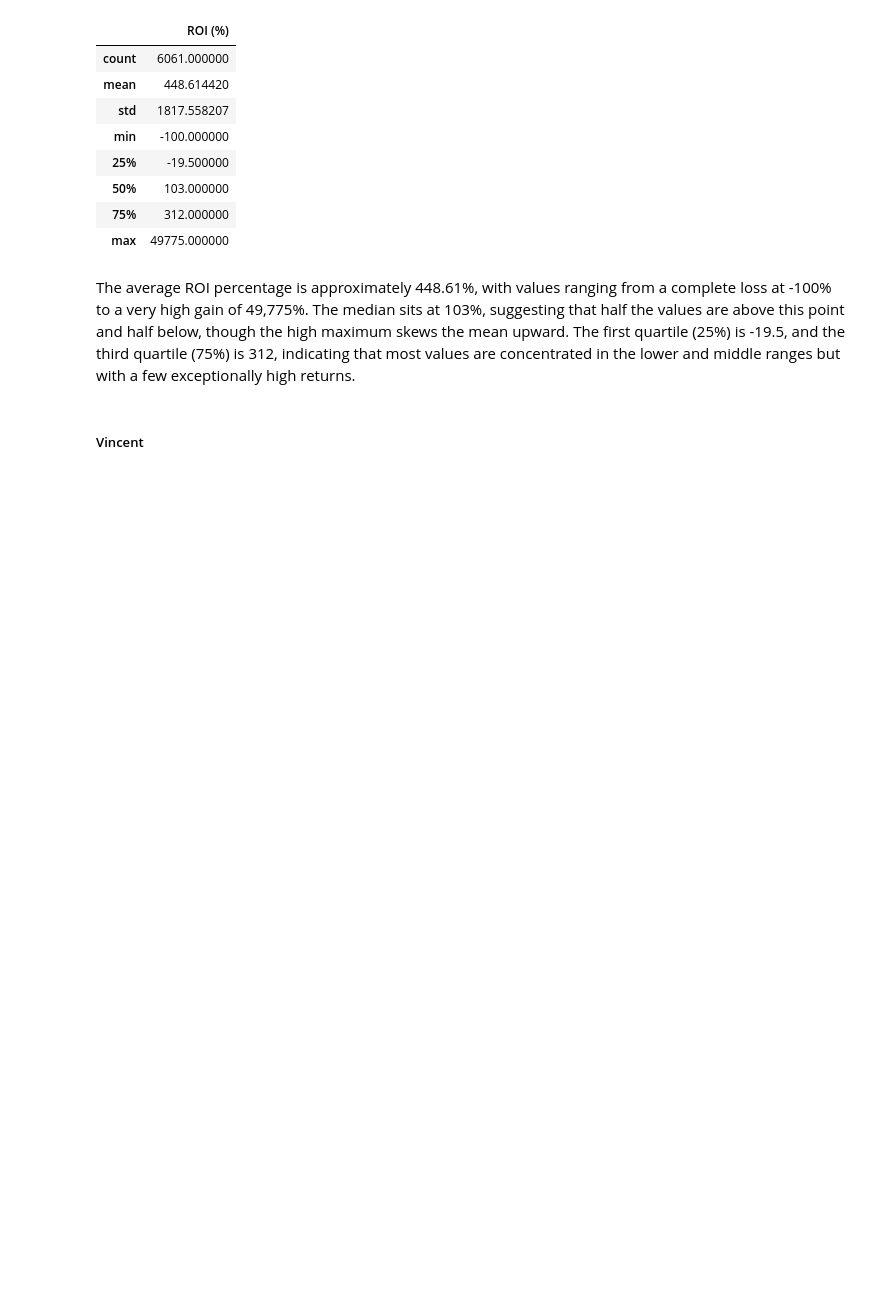
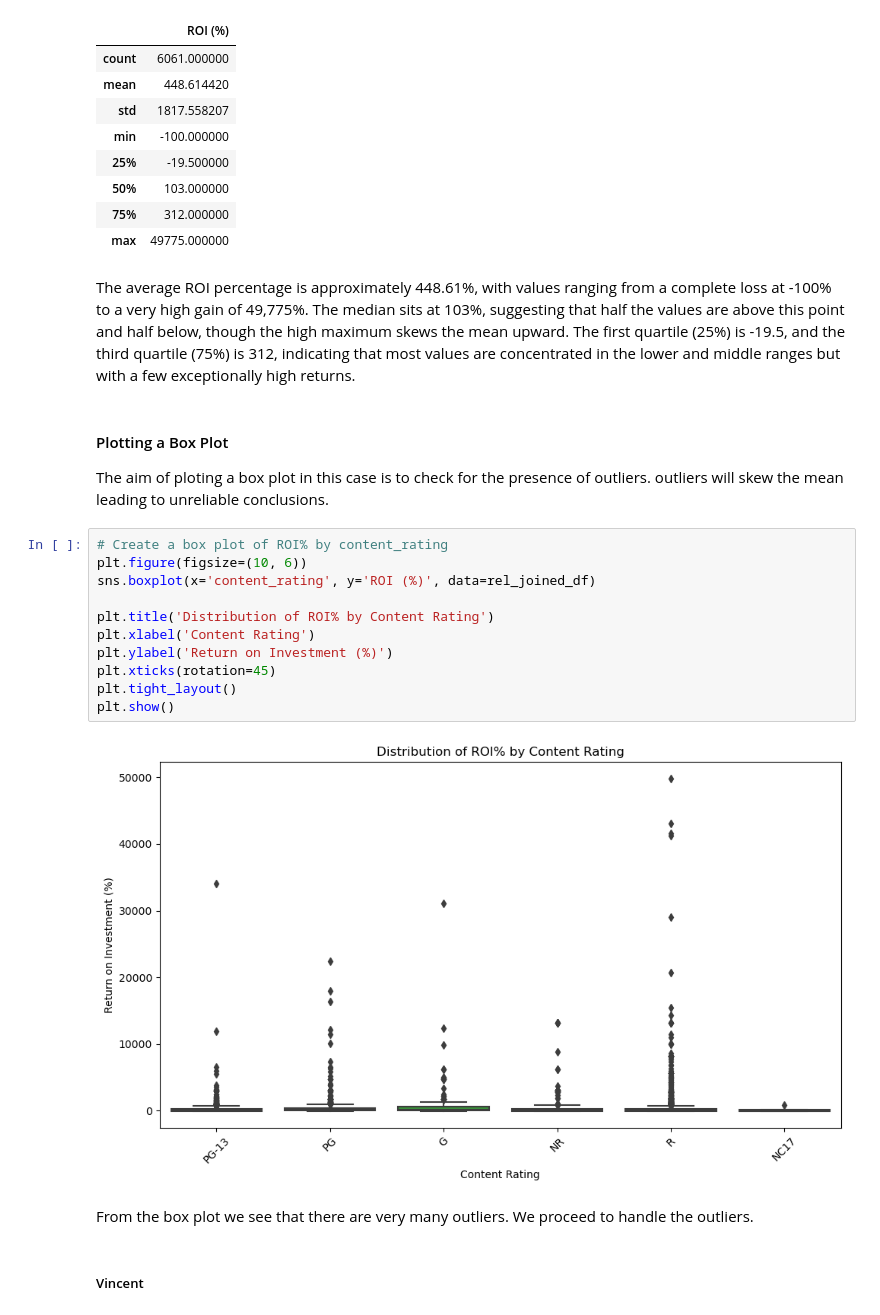
Before and after one commit to Tdoggie/phase-2-project, a Jupyter notebook: index.ipynb, the cells around one changed output. Cells and saved outputs as stored; diff of their text form; blank space fills up the shorter version.

Commit message:
plot box plot

```diff
--- a/index.ipynb
+++ b/index.ipynb
@@ -797,6 +797,24 @@ rel_joined_df.describe()
 | max | 49775.000000 |
 # %% [markdown]
 The average ROI percentage is approximately 448.61%, with values ranging from a complete loss at -100% to a very high gain of 49,775%. The median sits at 103%, suggesting that half the values are above this point and half below, though the high maximum skews the mean upward. The first quartile (25%) is -19.5, and the third quartile (75%) is 312, indicating that most values are concentrated in the lower and middle ranges but with a few exceptionally high returns.
+# %% [markdown]
+#### Plotting a Box Plot
+The aim of ploting a box plot in this case is to check for the presence of outliers. outliers will skew the mean leading to unreliable conclusions.
+# %%
+# Create a box plot of ROI% by content_rating
+plt.figure(figsize=(10, 6))
+sns.boxplot(x='content_rating', y='ROI (%)', data=rel_joined_df)
+
+plt.title('Distribution of ROI% by Content Rating')
+plt.xlabel('Content Rating')
+plt.ylabel('Return on Investment (%)')
+plt.xticks(rotation=45)
+plt.tight_layout()
+plt.show()
+# %% [output]
+[figure, added]
+# %% [markdown]
+From the box plot we see that there are very many outliers. We proceed to handle the outliers.
 # %% [markdown]
 ##### Vincent
 # %% [markdown]
```
